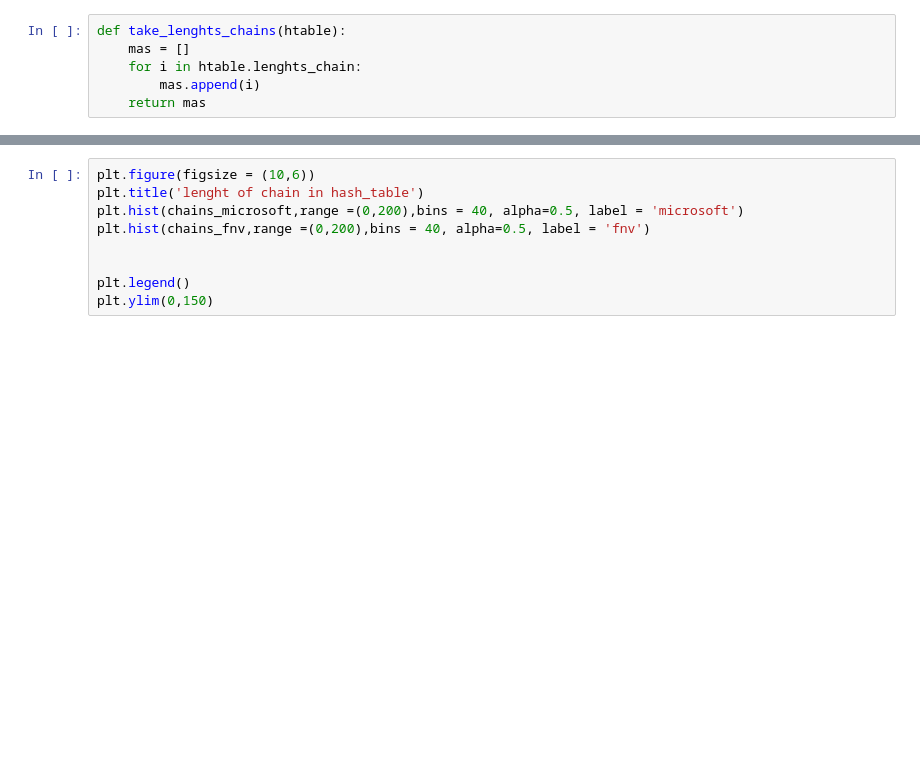
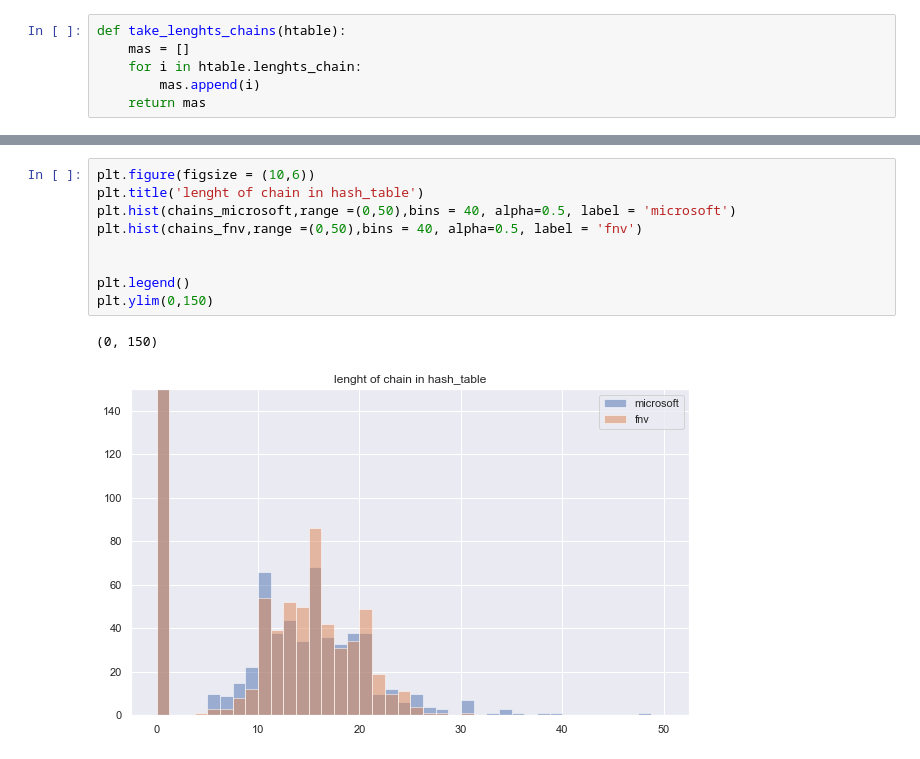
Before and after one commit to KovalAlvi/Algorithms_2019, a Jupyter notebook: #6_Hash_Table.ipynb, the cells around one changed output, grey strips where cells are left out. Saved outputs shown, nothing was run; the diff lists cells and outputs as text; blank space fills up the shorter version.

```diff
--- a/#6_Hash_Table.ipynb
+++ b/#6_Hash_Table.ipynb
@@ -295,9 +319,12 @@ chains_microsoft
 # %%
 plt.figure(figsize = (10,6))
 plt.title('lenght of chain in hash_table')
-plt.hist(chains_microsoft,range =(0,200),bins = 40, alpha=0.5, label = 'microsoft')
-plt.hist(chains_fnv,range =(0,200),bins = 40, alpha=0.5, label = 'fnv')
+plt.hist(chains_microsoft,range =(0,50),bins = 40, alpha=0.5, label = 'microsoft')
+plt.hist(chains_fnv,range =(0,50),bins = 40, alpha=0.5, label = 'fnv')
 
 
 plt.legend()
 plt.ylim(0,150)
+# %% [output]
+(0, 150)
+[figure, added]
```
Also changed, not shown: parts of 5 cells of this notebook.
